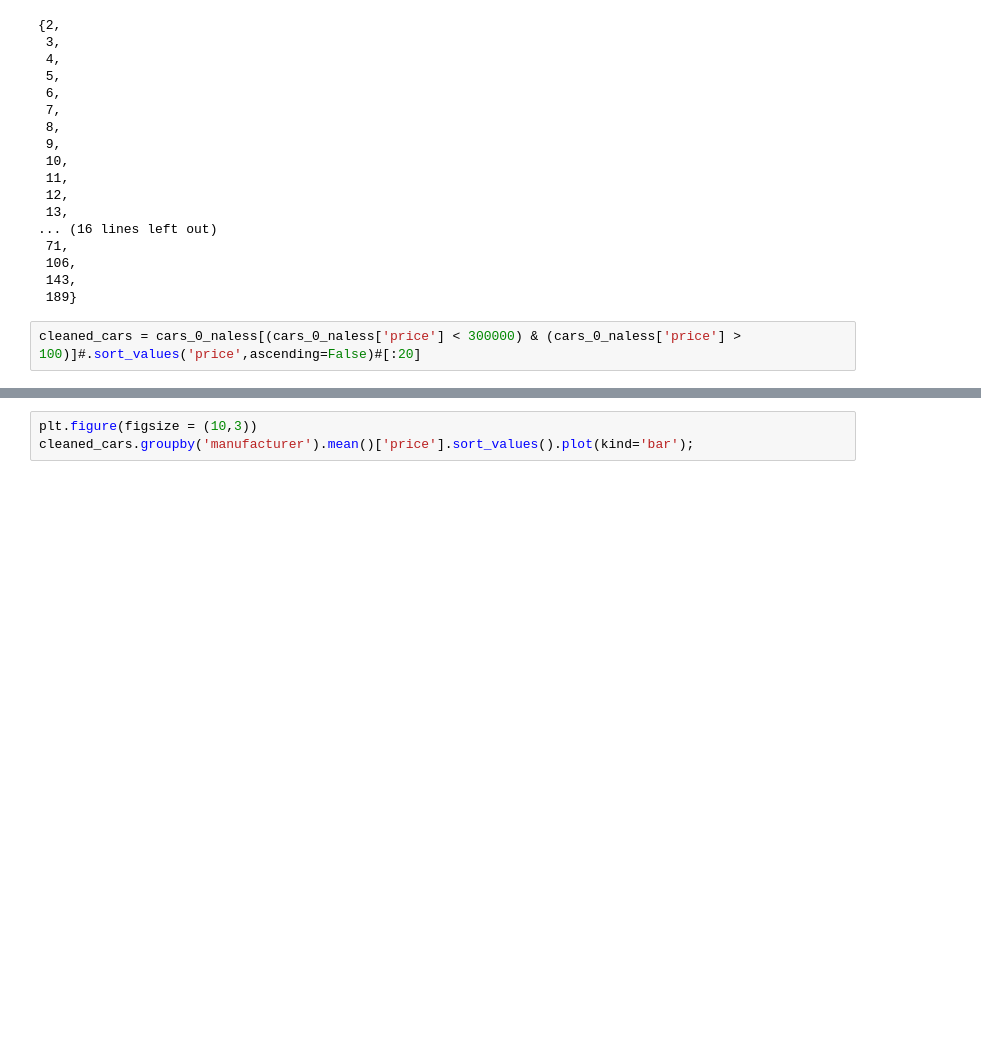
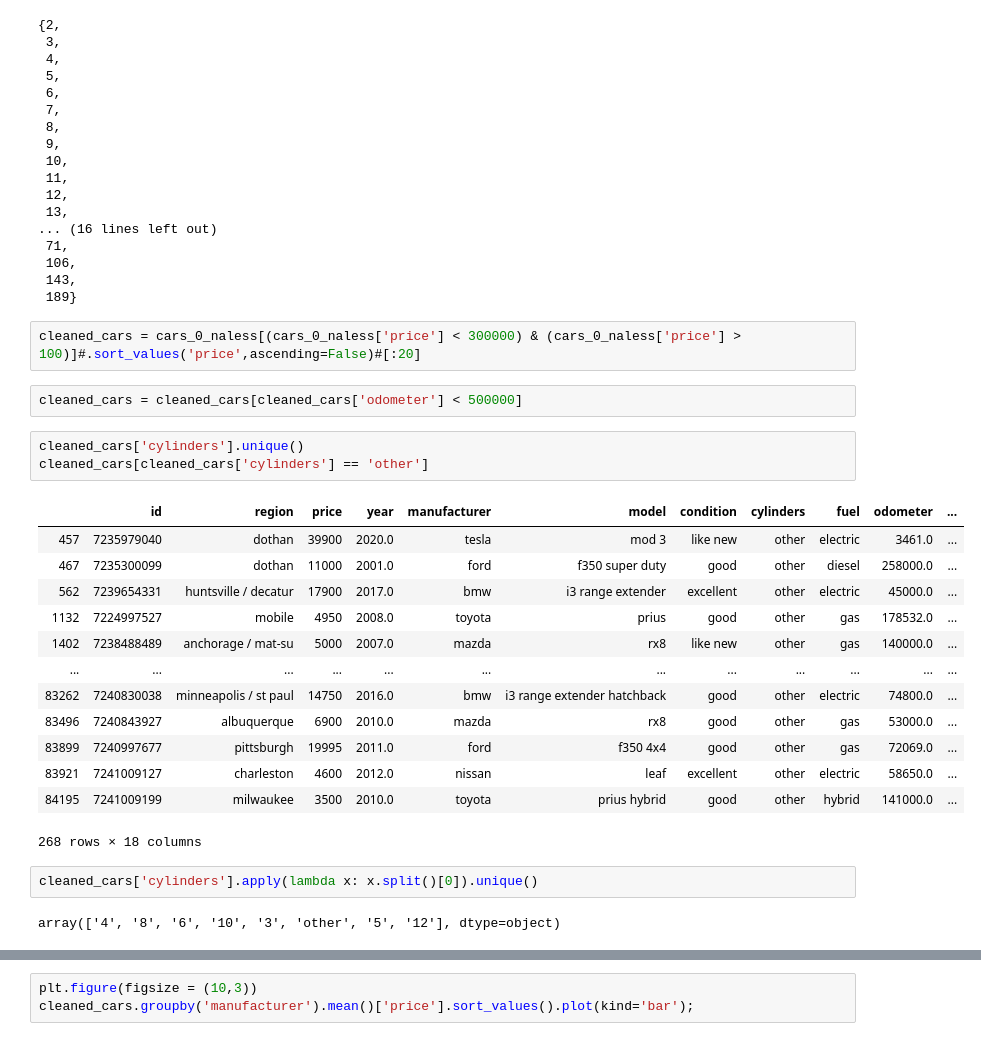
Before and after one commit to ajf01/cse158-assignment2, a Jupyter notebook: CSE158 Assignment 2.ipynb, the cells around one changed output, grey strips where cells are left out. Saved outputs shown, nothing was run; the diff lists cells and outputs as text; blank space fills up the shorter version.

```diff
--- a/CSE158 Assignment 2.ipynb
+++ b/CSE158 Assignment 2.ipynb
@@ -225,3 +225,26 @@ set(jasraj[jasraj>1].values)
  189}
 # %%
 cleaned_cars = cars_0_naless[(cars_0_naless['price'] < 300000) & (cars_0_naless['price'] > 100)]#.sort_values('price',ascending=False)#[:20]
+# %%
+cleaned_cars = cleaned_cars[cleaned_cars['odometer'] < 500000]
+# %%
+cleaned_cars['cylinders'].unique()
+cleaned_cars[cleaned_cars['cylinders'] == 'other']
+# %% [output]
+|  | id | region | price | year | manufacturer | model | condition | cylinders | fuel | odometer | ... |
+| 457 | 7235979040 | dothan | 39900 | 2020.0 | tesla | mod 3 | like new | other | electric | 3461.0 | ... |
+| 467 | 7235300099 | dothan | 11000 | 2001.0 | ford | f350 super duty | good | other | diesel | 258000.0 | ... |
+| 562 | 7239654331 | huntsville / decatur | 17900 | 2017.0 | bmw | i3 range extender | excellent | other | electric | 45000.0 | ... |
+| 1132 | 7224997527 | mobile | 4950 | 2008.0 | toyota | prius | good | other | gas | 178532.0 | ... |
+| 1402 | 7238488489 | anchorage / mat-su | 5000 | 2007.0 | mazda | rx8 | like new | other | gas | 140000.0 | ... |
+| ... | ... | ... | ... | ... | ... | ... | ... | ... | ... | ... | ... |
+| 83262 | 7240830038 | minneapolis / st paul | 14750 | 2016.0 | bmw | i3 range extender hatchback | good | other | electric | 74800.0 | ... |
+| 83496 | 7240843927 | albuquerque | 6900 | 2010.0 | mazda | rx8 | good | other | gas | 53000.0 | ... |
+| 83899 | 7240997677 | pittsburgh | 19995 | 2011.0 | ford | f350 4x4 | good | other | gas | 72069.0 | ... |
+| 83921 | 7241009127 | charleston | 4600 | 2012.0 | nissan | leaf | excellent | other | electric | 58650.0 | ... |
+| 84195 | 7241009199 | milwaukee | 3500 | 2010.0 | toyota | prius hybrid | good | other | hybrid | 141000.0 | ... |
+268 rows × 18 columns
+# %%
+cleaned_cars['cylinders'].apply(lambda x: x.split()[0]).unique()
+# %% [output]
+array(['4', '8', '6', '10', '3', 'other', '5', '12'], dtype=object)
```
Also changed, not shown: parts of 48 cells of this notebook.
